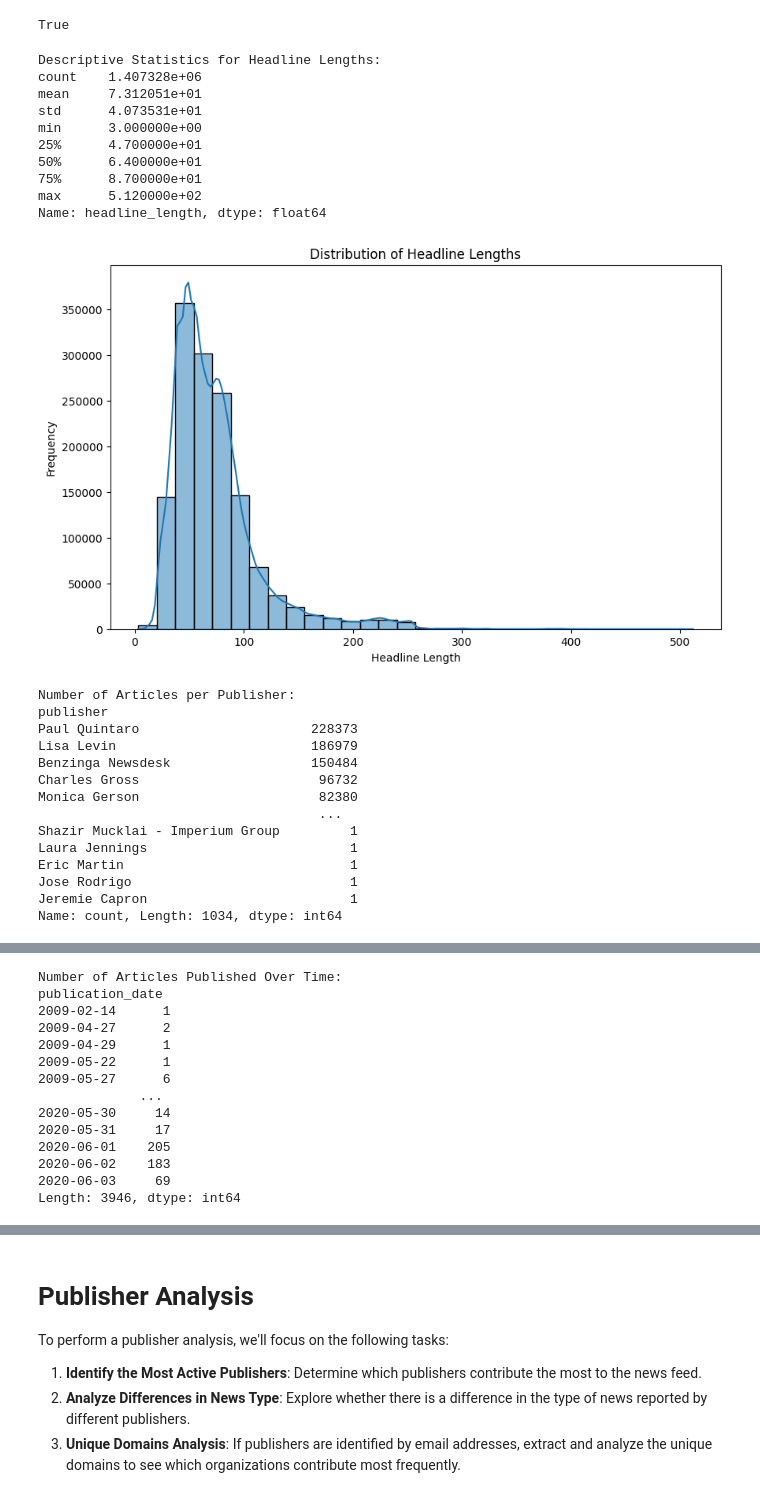
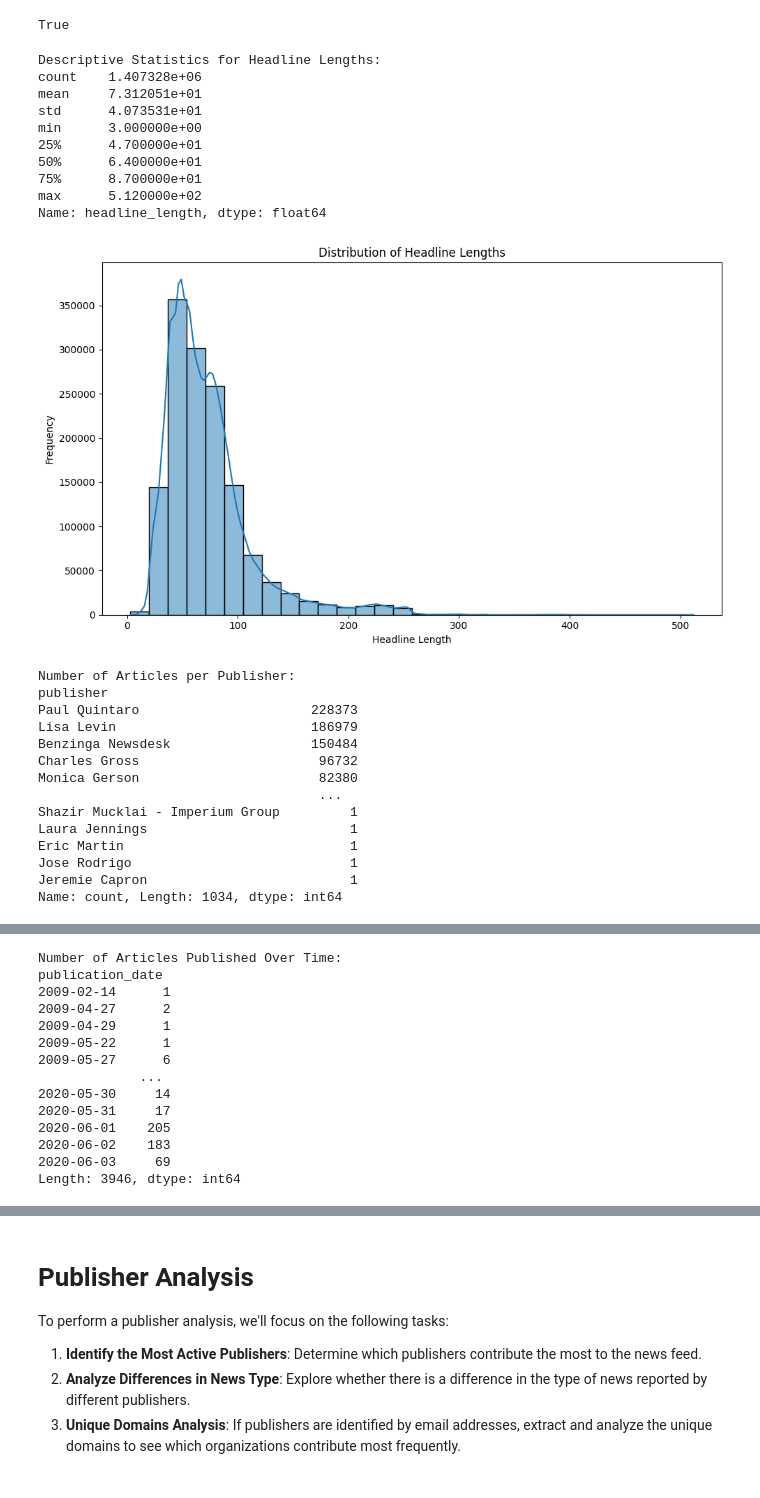
Before and after one commit to oli-mac/Financial_News_and_Stock_Price_Integration_Dataset_Analysist, a Jupyter notebook: notebooks/1.0-explor_data.ipynb, the cells around one changed output, grey strips where cells are left out. Cells and saved outputs as stored; diff of their text form; code cells hidden in the pictures.

Commit message:
done the analysis

```diff
--- a/notebooks/1.0-explor_data.ipynb
+++ b/notebooks/1.0-explor_data.ipynb
@@ -50,6 +52,7 @@ df = pd.read_csv(file_path)
 # Convert the date column to datetime format
 # Using format='%Y-%m-%d %H:%M:%S' to match your data format
 df['date'] = pd.to_datetime(df['date'], format='%Y-%m-%d %H:%M:%S', errors='coerce')
+output_folder = r'C:\Users\MSI\Documents\start\Financial_News_and_Stock_Price_Integration_Dataset_Analysist\analysis\graphs\descriptive_statistics_visualizations'
 
 # Task 1: Descriptive Statistics for textual lengths (like headline length)
 df['headline_length'] = df['headline'].apply(len)
@@ -63,7 +66,10 @@ sns.histplot(df['headline_length'], bins=30, kde=True)
 plt.title('Distribution of Headline Lengths')
 plt.xlabel('Headline Length')
 plt.ylabel('Frequency')
+plt.tight_layout()
+plt.savefig(os.path.join(output_folder, 'headline_length.png'))
 plt.show()
+
 
 # Task 2: Count the number of articles per publisher
 publisher_counts = df['publisher'].value_counts()
@@ -77,6 +83,8 @@ plt.title('Number of Articles per Publisher')
 plt.xlabel('Publisher')
 plt.ylabel('Number of Articles')
 plt.xticks(rotation=45)
+plt.tight_layout()
+plt.savefig(os.path.join(output_folder, 'Number_of_Articles.png'))
 plt.show()
 
 # Task 3: Analyze publication dates to see trends over time
@@ -94,34 +102,38 @@ print(articles_per_day)
 plt.figure(figsize=(10, 6))
 articles_per_day.plot(kind='line')
 plt.title('Number of Articles Published Over Time')
 plt.xlabel('Date')
 plt.ylabel('Number of Articles')
+plt.tight_layout()
+plt.savefig(os.path.join(output_folder, 'Number_of_Articles_over_time.png'))
 plt.show()
 
 # Analyze the number of articles by day of the week
 articles_by_day = df['day_of_week'].value_counts().reindex(['Monday', 'Tuesday', 'Wednesday', 'Thursday', 'Friday', 'Saturday', 'Sunday'])
 print("\nNumber of Articles by Day of the Week:")
 print(articles_by_day)
 
 # Visualize the number of articles by day of the week
 plt.figure(figsize=(10, 6))
 articles_by_day.plot(kind='bar')
 plt.title('Number of Articles by Day of the Week')
 plt.xlabel('Day of the Week')
 plt.ylabel('Number of Articles')
+plt.tight_layout()
+plt.savefig(os.path.join(output_folder, 'Number_of_Articles_day_of_week.png'))
 plt.show()
 # %% [output]
 Descriptive Statistics for Headline Lengths:
 count    1.407328e+06
 mean     7.312051e+01
 std      4.073531e+01
 min      3.000000e+00
 25%      4.700000e+01
 50%      6.400000e+01
 75%      8.700000e+01
 max      5.120000e+02
 Name: headline_length, dtype: float64
-[figure, old version]
+[figure, new version]
 Number of Articles per Publisher:
 publisher
 Paul Quintaro                      228373
```
Also changed, not shown: parts of 5 cells of this notebook.
